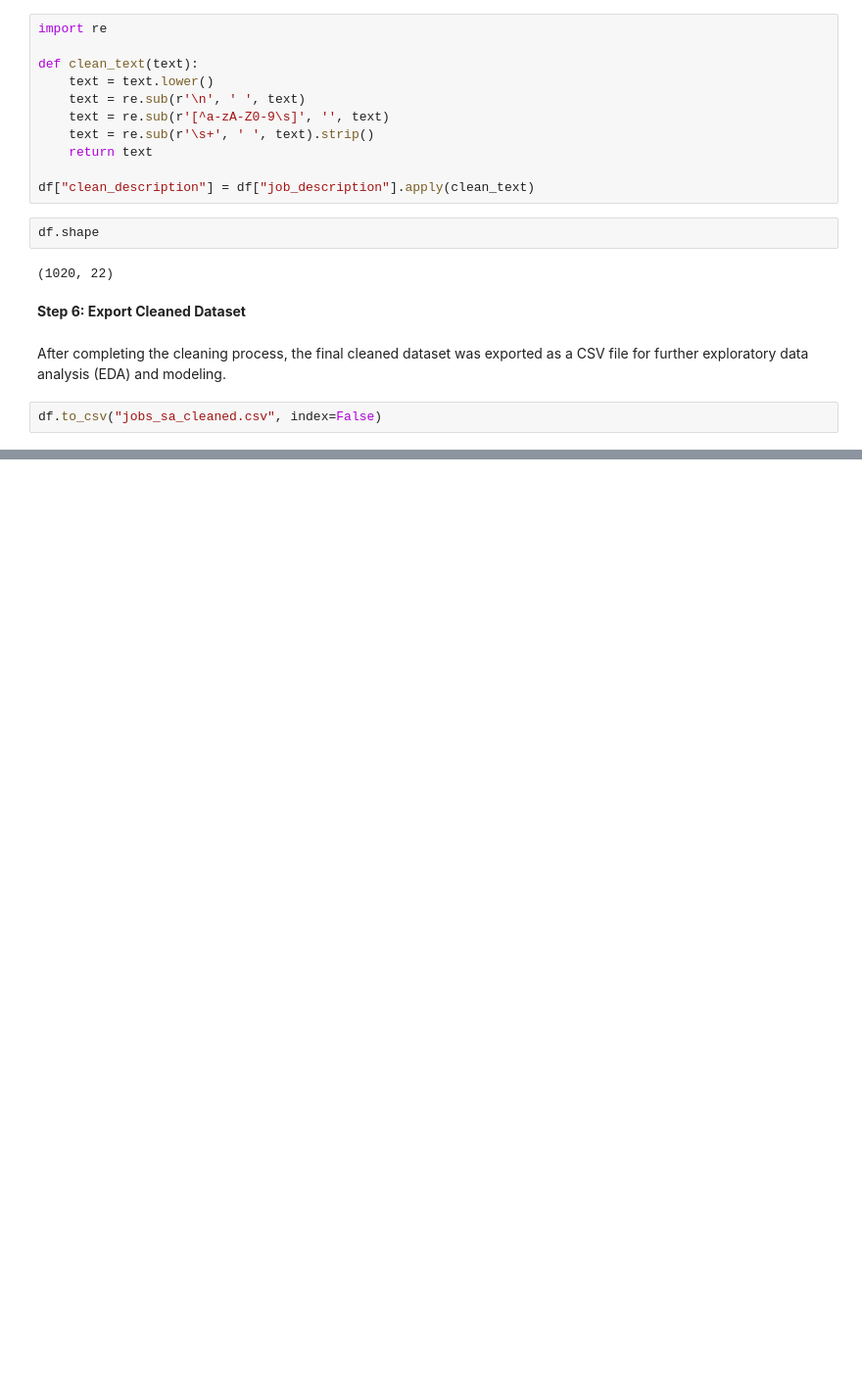
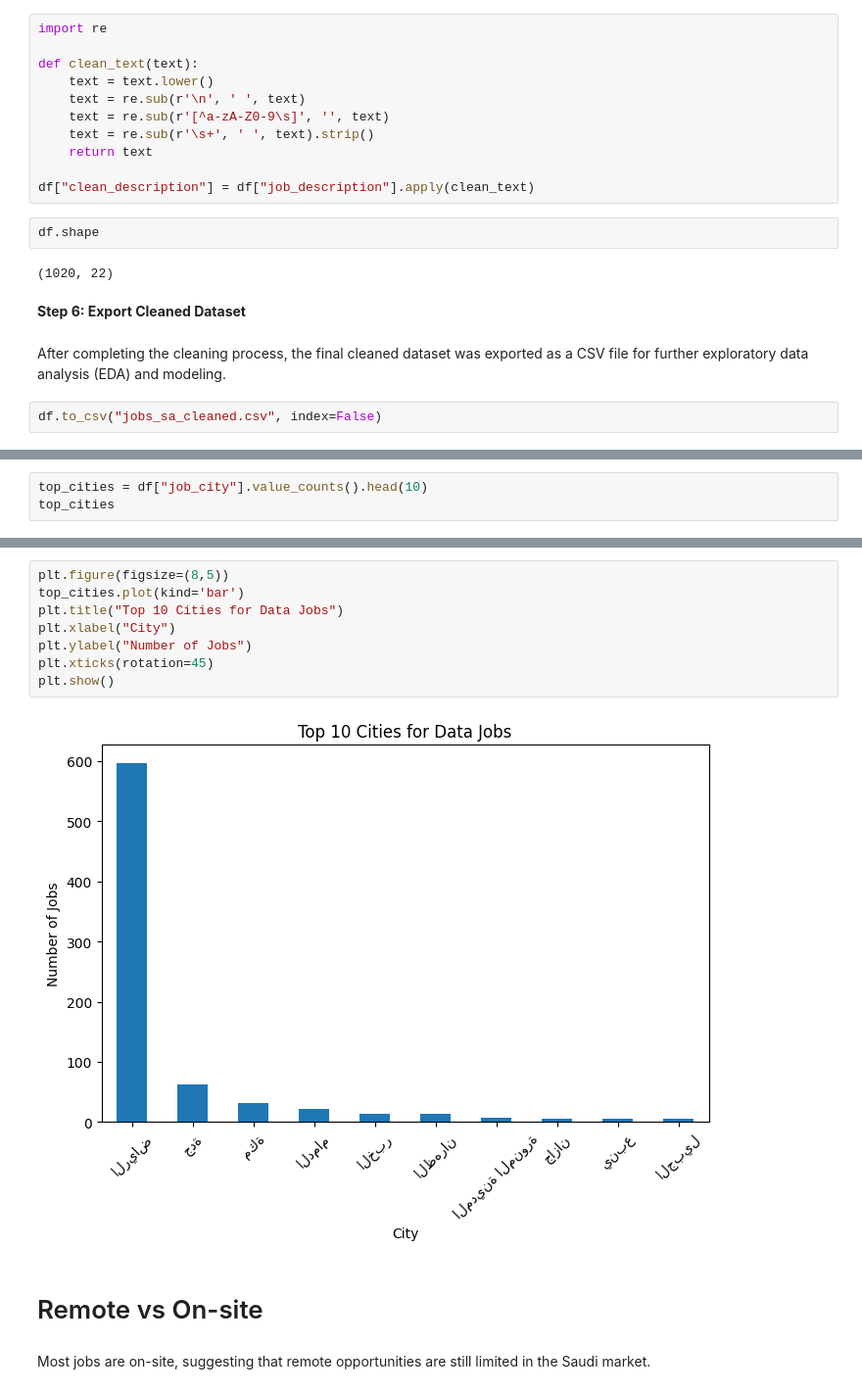
Before and after one commit to SaraAljuraybah/saudi-tech-job-skills-analysis, a Jupyter notebook: notebooks/data_collection.ipynb, the cells around one changed output, grey strips where cells are left out. Shown at 98% size. Saved outputs shown, nothing was run; the diff lists cells and outputs as text; blank space fills up the shorter version.

```diff
--- a/notebooks/data_collection.ipynb
+++ b/notebooks/data_collection.ipynb
@@ -116,0 +201,3 @@ df.to_csv("jobs_sa_cleaned.csv", index=False)
+# %%
+top_cities = df["job_city"].value_counts().head(10)
+top_cities
@@ -116,0 +218,14 @@ df.to_csv("jobs_sa_cleaned.csv", index=False)
+# %%
+plt.figure(figsize=(8,5))
+top_cities.plot(kind='bar')
+plt.title("Top 10 Cities for Data Jobs")
+plt.xlabel("City")
+plt.ylabel("Number of Jobs")
+plt.xticks(rotation=45)
+plt.show()
+# %% [output]
+[figure, added]
+# %% [markdown]
+# Remote vs On-site
+# %% [markdown]
+Most jobs are on-site, suggesting that remote opportunities are still limited in the Saudi market.
```
Also changed, not shown: parts of 29 cells of this notebook.
